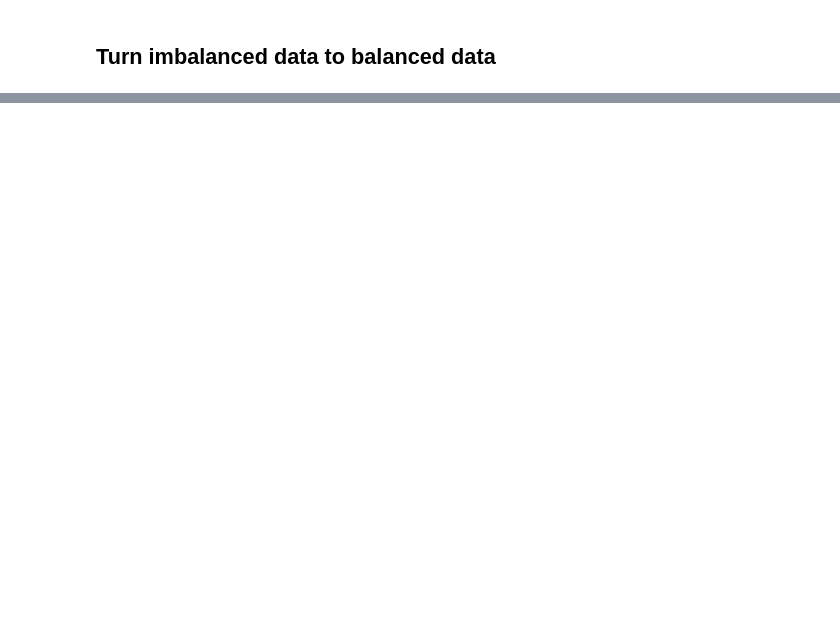
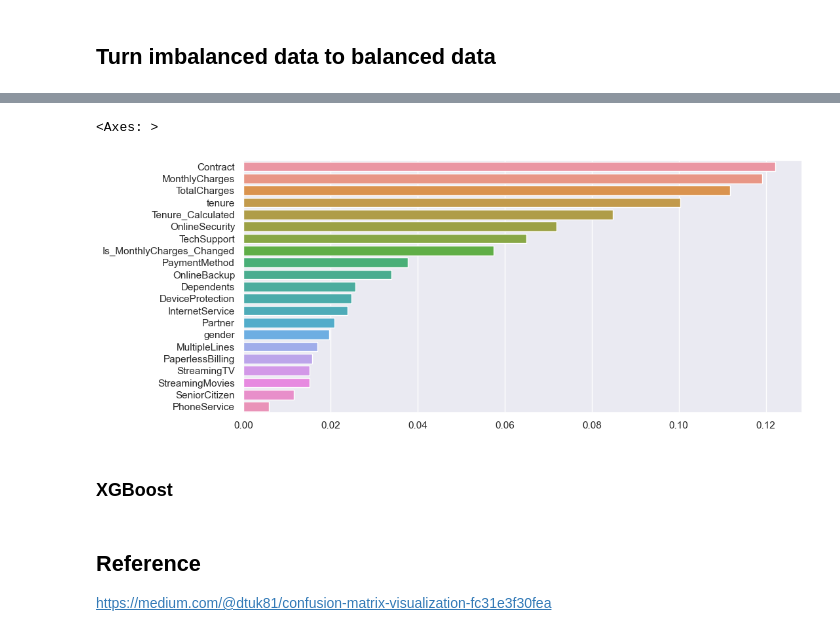
Before and after one commit to Lavinialau/Telecom-churn, a Jupyter notebook: 01_code/0_summary.ipynb, the cells around one changed output, grey strips where cells are left out. Saved outputs shown, nothing was run; the diff lists cells and outputs as text; code cells hidden in the pictures; blank space fills up the shorter version.

Commit message:
add random forest

```diff
--- a/01_code/0_summary.ipynb
+++ b/01_code/0_summary.ipynb
@@ -339,0 +359,3 @@ y = X.pop('Churn')
+# %%
+# train and test
+X_train, X_test, y_train, y_test = train_test_split(X, y, random_state=0)
@@ -339,0 +384,26 @@ y = X.pop('Churn')
+# %%
+# numerical data
+
+# encoder
+num_encoder = MinMaxScaler()
+num_cols_train = pd.DataFrame(num_encoder.fit_transform(X_train[var_num]))
+num_cols_test = pd.DataFrame(num_encoder.fit_transform(X_test[var_num]))
+
+#encoding removed index; put it back
+num_cols_train.index = X_train.index
+num_cols_test.index = X_test.index
+
+# add back colnames
+num_cols_train.columns = num_encoder.get_feature_names_out()
+num_cols_test.columns = num_encoder.get_feature_names_out()
+
+# Remove numerical  columns (will replace with encoding)
+cat_X_train = X_train.drop(var_num, axis=1)
+cat_X_test = X_test.drop(var_num, axis=1)
+
+# Add one-hot encoded columns to numerical features
+X_train = pd.concat([cat_X_train, num_cols_train], axis=1)
+X_test = pd.concat([cat_X_test, num_cols_test], axis=1)
+
+
+X_train.head()
@@ -339,0 +445,4 @@ y = X.pop('Churn')
+# %%
+# model
+rf = RandomForestClassifier(n_estimators=1000, random_state=0)
+rf_model = rf.fit(X_train, y_train)
@@ -339,0 +465,17 @@ y = X.pop('Churn')
+# %%
+# feature importance
+rf_importance = pd.Series(rf.feature_importances_, index=X_train.columns).sort_values(ascending= False)
+rf_importance
+
+# plot it
+sns.set(rc={'figure.figsize':(11,5)})
+sns.barplot(x = rf_importance.values,
+            y = rf_importance.index)
+# %% [output]
+<Axes: >
+[figure, added]
+# %% [markdown]
+### XGBoost
+# %% [markdown]
+## Reference
+https://medium.com/@dtuk81/confusion-matrix-visualization-fc31e3f30fea
```
Also changed, not shown: parts of 17 cells of this notebook.
